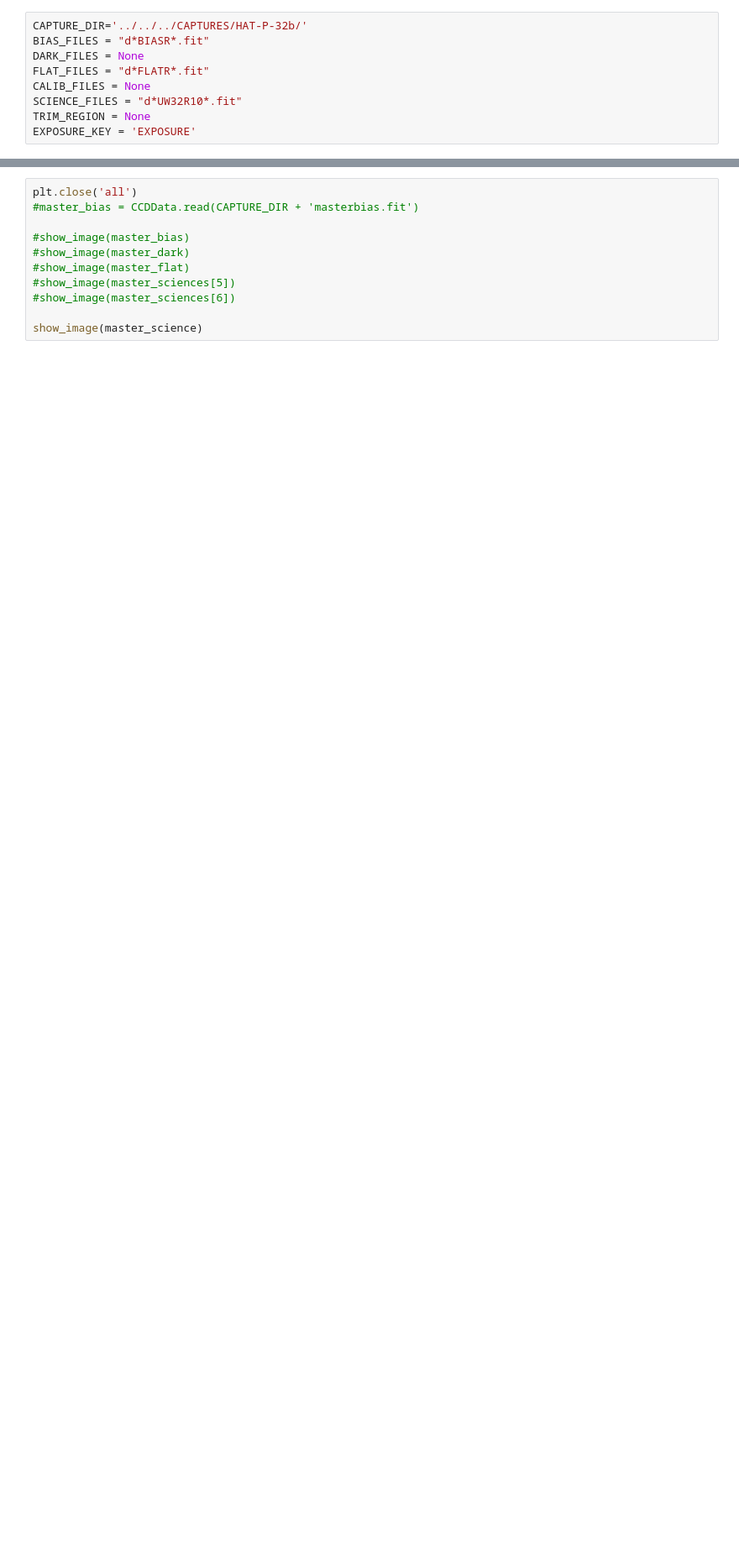
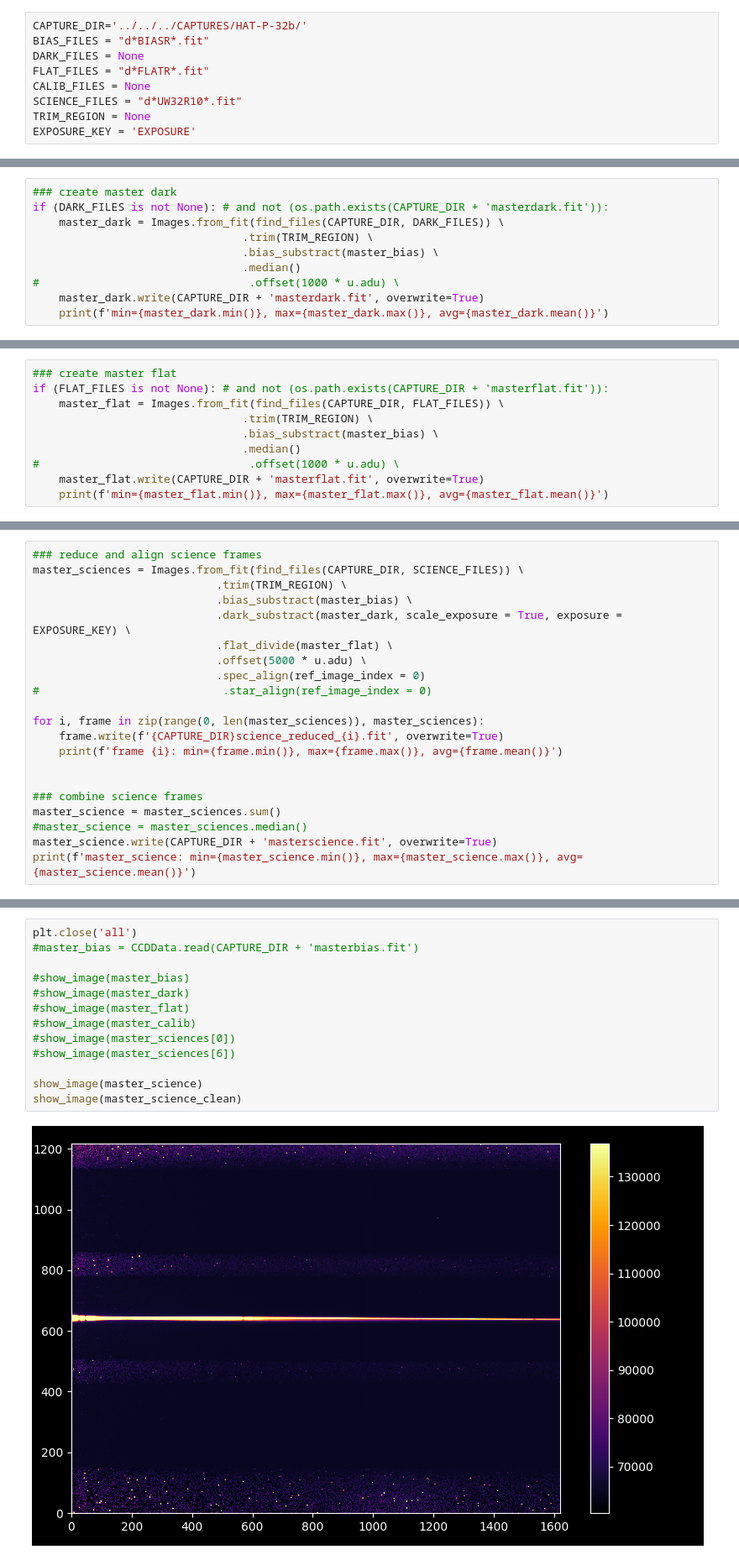
Before and after one commit to plouis35/EasyAstro, a Jupyter notebook: easytools/easyreduce.ipynb, the cells around one changed output, grey strips where cells are left out. Shown at 84% size. Saved outputs shown, nothing was run; the diff lists cells and outputs as text; blank space fills up the shorter version.

```diff
--- a/easytools/easyreduce.ipynb
+++ b/easytools/easyreduce.ipynb
@@ -134,0 +173,10 @@ master_science.write(CAPTURE_DIR + 'masterscience.fit', overwrite=True)
+# %%
+### create master dark
+if (DARK_FILES is not None): # and not (os.path.exists(CAPTURE_DIR + 'masterdark.fit')):
+    master_dark = Images.from_fit(find_files(CAPTURE_DIR, DARK_FILES)) \
+                                .trim(TRIM_REGION) \
+                                .bias_substract(master_bias) \
+                                .median()
+#                                .offset(1000 * u.adu) \
+    master_dark.write(CAPTURE_DIR + 'masterdark.fit', overwrite=True)
+    print(f'min={master_dark.min()}, max={master_dark.max()}, avg={master_dark.mean()}')
@@ -134,0 +206,10 @@ master_science.write(CAPTURE_DIR + 'masterscience.fit', overwrite=True)
+# %%
+### create master flat
+if (FLAT_FILES is not None): # and not (os.path.exists(CAPTURE_DIR + 'masterflat.fit')):
+    master_flat = Images.from_fit(find_files(CAPTURE_DIR, FLAT_FILES)) \
+                                .trim(TRIM_REGION) \
+                                .bias_substract(master_bias) \
+                                .median()
+#                                .offset(1000 * u.adu) \
+    master_flat.write(CAPTURE_DIR + 'masterflat.fit', overwrite=True)
+    print(f'min={master_flat.min()}, max={master_flat.max()}, avg={master_flat.mean()}')
@@ -134,0 +260,21 @@ master_science.write(CAPTURE_DIR + 'masterscience.fit', overwrite=True)
+# %%
+### reduce and align science frames
+master_sciences = Images.from_fit(find_files(CAPTURE_DIR, SCIENCE_FILES)) \
+                            .trim(TRIM_REGION) \
+                            .bias_substract(master_bias) \
+                            .dark_substract(master_dark, scale_exposure = True, exposure = EXPOSURE_KEY) \
+                            .flat_divide(master_flat) \
+                            .offset(5000 * u.adu) \
+                            .spec_align(ref_image_index = 0)
+#                            .star_align(ref_image_index = 0)
+
+for i, frame in zip(range(0, len(master_sciences)), master_sciences):
+    frame.write(f'{CAPTURE_DIR}science_reduced_{i}.fit', overwrite=True)
+    print(f'frame {i}: min={frame.min()}, max={frame.max()}, avg={frame.mean()}')
+
+
+### combine science frames
+master_science = master_sciences.sum()
+#master_science = master_sciences.median()
+master_science.write(CAPTURE_DIR + 'masterscience.fit', overwrite=True)
+print(f'master_science: min={master_science.min()}, max={master_science.max()}, avg={master_science.mean()}')
@@ -135,11 +352,15 @@ master_science.write(CAPTURE_DIR + 'masterscience.fit', overwrite=True)
 # %%
 plt.close('all')
 #master_bias = CCDData.read(CAPTURE_DIR + 'masterbias.fit')
 
 #show_image(master_bias)
 #show_image(master_dark)
 #show_image(master_flat)
-#show_image(master_sciences[5])
+#show_image(master_calib)
+#show_image(master_sciences[0])
 #show_image(master_sciences[6])
 
 show_image(master_science)
+show_image(master_science_clean)
+# %% [output]
+[figure, added]
```
Also changed, not shown: parts of 35 cells of this notebook, 2 other files.
